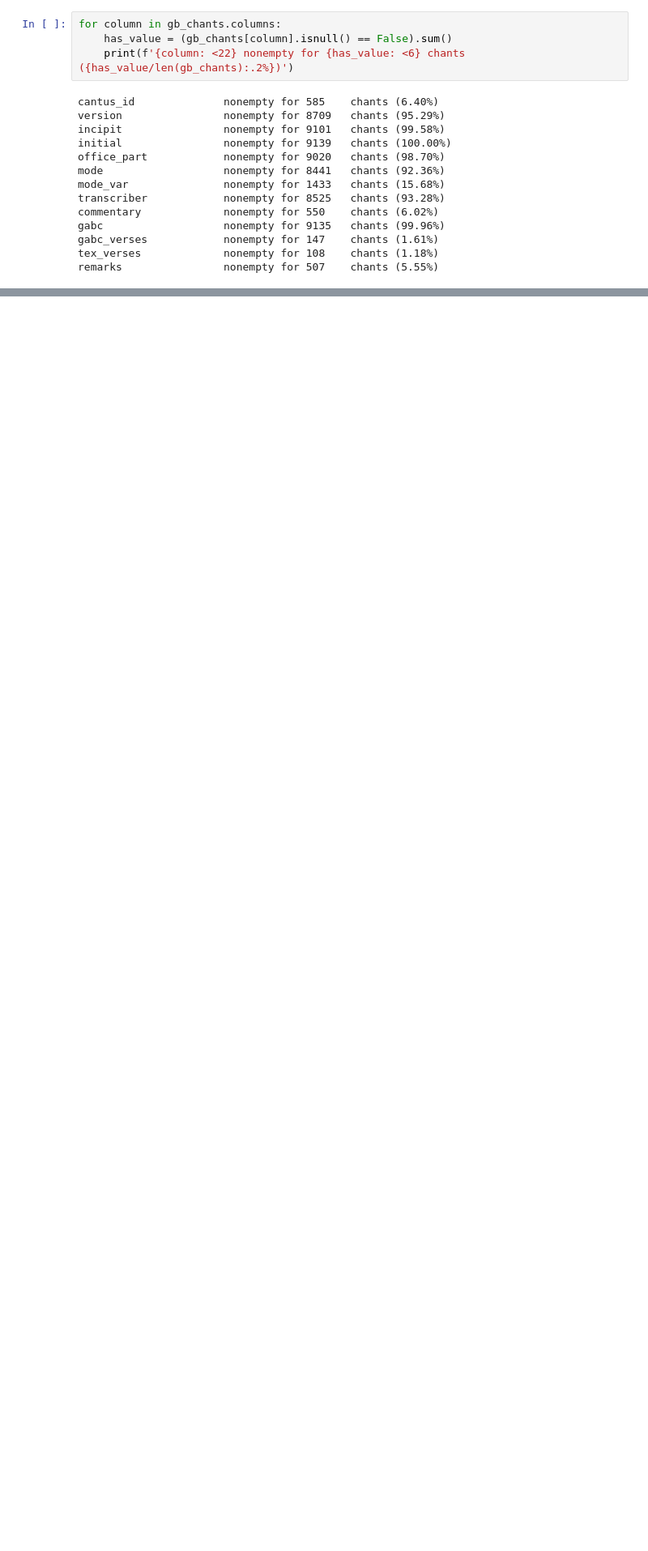
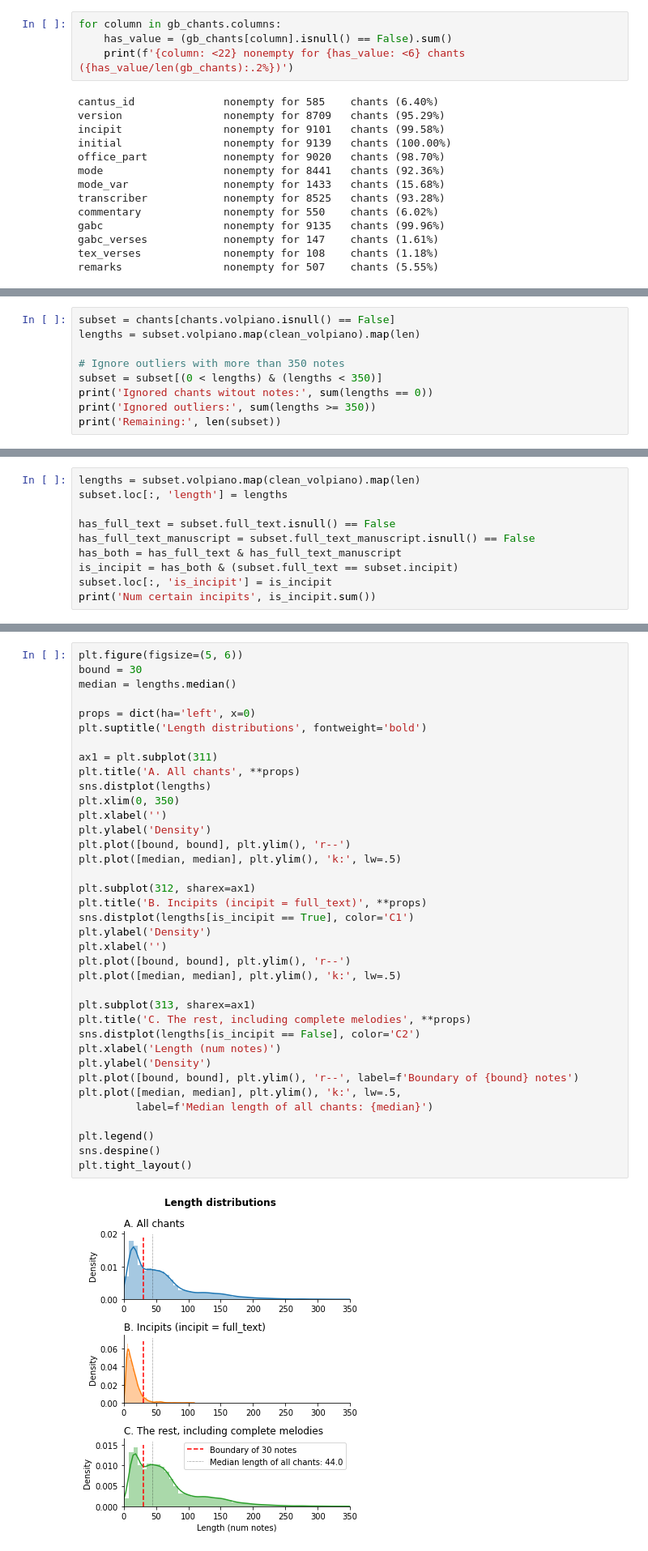
Before and after one commit to bacor/DLfM2020, a Jupyter notebook: notebooks/Corpus statistics.ipynb, the cells around one changed output, grey strips where cells are left out. Shown at 81% size. Saved outputs shown, nothing was run; the diff lists cells and outputs as text; blank space fills up the shorter version.

Commit message:
plot length distributions and estimate number of incipits

```diff
--- a/notebooks/Corpus statistics.ipynb
+++ b/notebooks/Corpus statistics.ipynb
@@ -51,0 +61,9 @@ remarks                nonempty for 507    chants (5.55%)
+# %%
+subset = chants[chants.volpiano.isnull() == False]
+lengths = subset.volpiano.map(clean_volpiano).map(len)
+
+# Ignore outliers with more than 350 notes
+subset = subset[(0 < lengths) & (lengths < 350)]
+print('Ignored chants witout notes:', sum(lengths == 0))
+print('Ignored outliers:', sum(lengths >= 350))
+print('Remaining:', len(subset))
@@ -51,0 +74,10 @@ remarks                nonempty for 507    chants (5.55%)
+# %%
+lengths = subset.volpiano.map(clean_volpiano).map(len)
+subset.loc[:, 'length'] = lengths
+
+has_full_text = subset.full_text.isnull() == False
+has_full_text_manuscript = subset.full_text_manuscript.isnull() == False
+has_both = has_full_text & has_full_text_manuscript
+is_incipit = has_both & (subset.full_text == subset.incipit)
+subset.loc[:, 'is_incipit'] = is_incipit
+print('Num certain incipits', is_incipit.sum())
@@ -51,0 +86,39 @@ remarks                nonempty for 507    chants (5.55%)
+# %%
+plt.figure(figsize=(5, 6))
+bound = 30
+median = lengths.median()
+
+props = dict(ha='left', x=0)
+plt.suptitle('Length distributions', fontweight='bold')
+
+ax1 = plt.subplot(311)
+plt.title('A. All chants', **props)
+sns.distplot(lengths)
+plt.xlim(0, 350)
+plt.xlabel('')
+plt.ylabel('Density')
+plt.plot([bound, bound], plt.ylim(), 'r--')
+plt.plot([median, median], plt.ylim(), 'k:', lw=.5)
+
+plt.subplot(312, sharex=ax1)
+plt.title('B. Incipits (incipit = full_text)', **props)
+sns.distplot(lengths[is_incipit == True], color='C1')
+plt.ylabel('Density')
+plt.xlabel('')
+plt.plot([bound, bound], plt.ylim(), 'r--')
+plt.plot([median, median], plt.ylim(), 'k:', lw=.5)
+
+plt.subplot(313, sharex=ax1)
+plt.title('C. The rest, including complete melodies', **props)
+sns.distplot(lengths[is_incipit == False], color='C2')
+plt.xlabel('Length (num notes)')
+plt.ylabel('Density')
+plt.plot([bound, bound], plt.ylim(), 'r--', label=f'Boundary of {bound} notes')
+plt.plot([median, median], plt.ylim(), 'k:', lw=.5,
+         label=f'Median length of all chants: {median}')
+
+plt.legend()
+sns.despine()
+plt.tight_layout()
+# %% [output]
+[figure, added]
```
Also changed, not shown: parts of 7 cells of this notebook.
